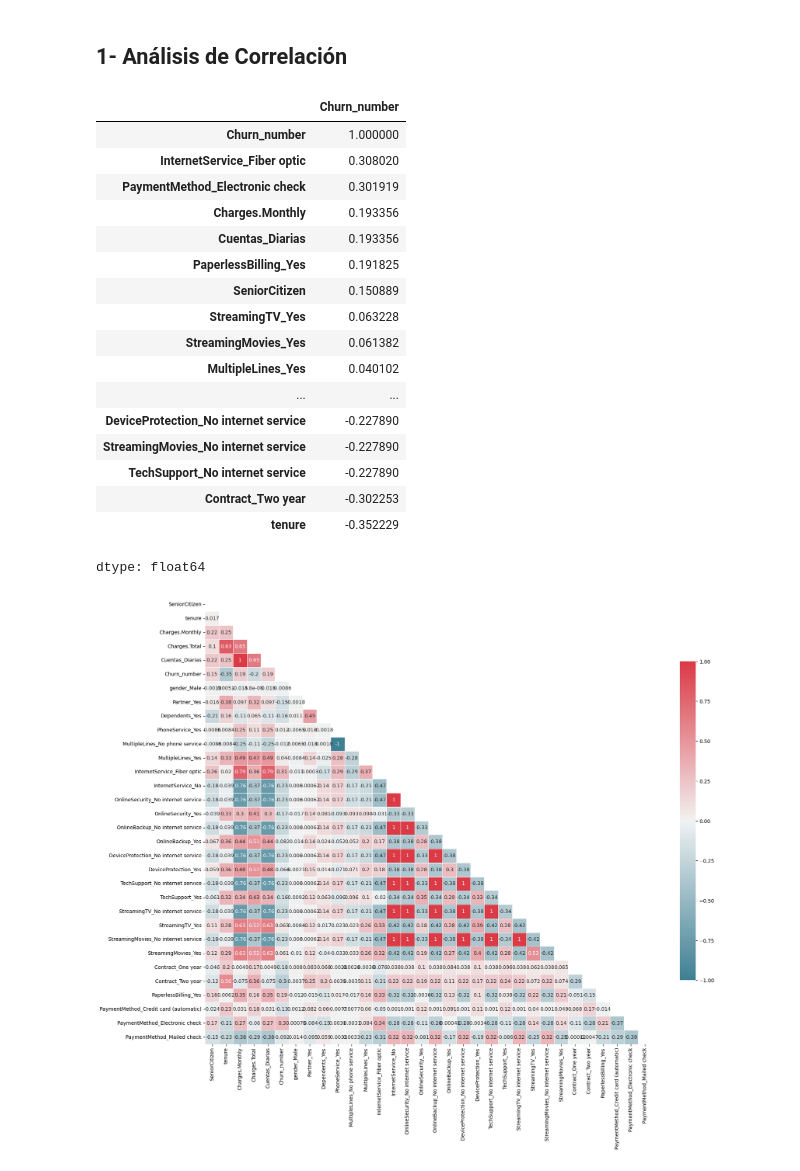
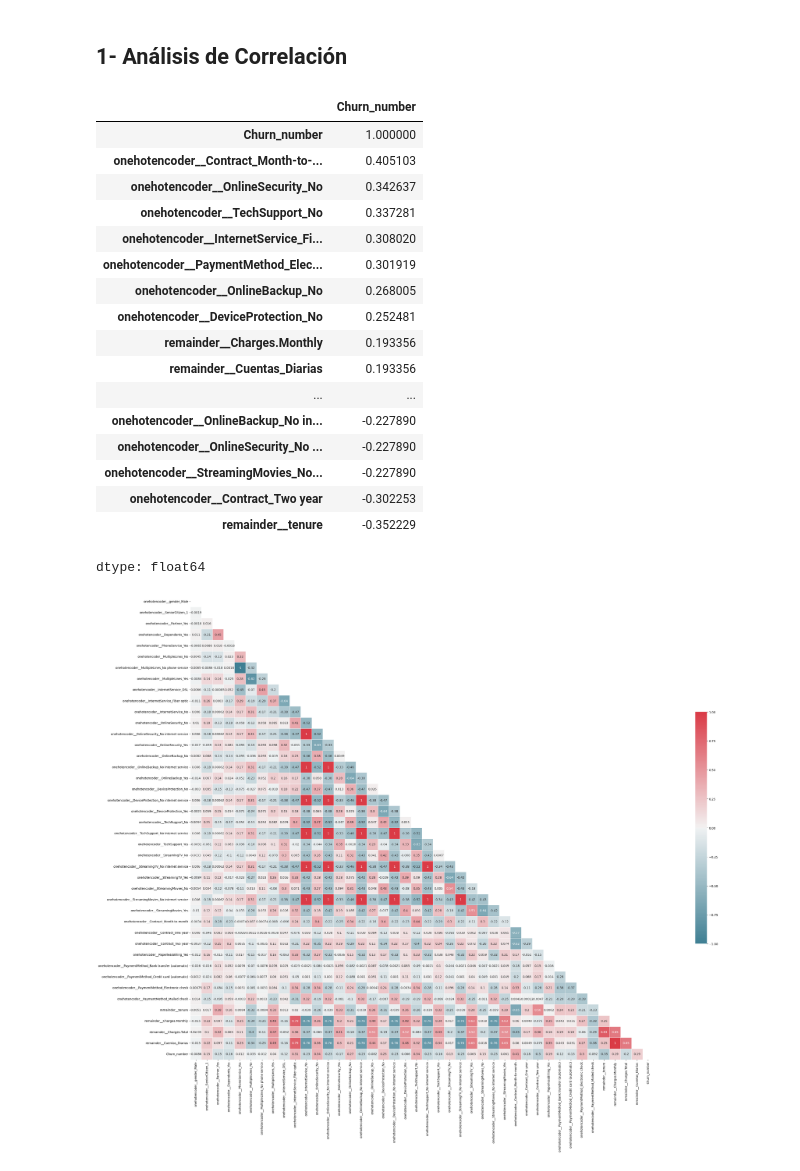
Before and after one commit to Karl-Sancho/challenge3-data-science-LATAM, a Jupyter notebook: TelecomX_LATAM_Parte_2.ipynb, the cells around one changed output. Drawn from its saved outputs; the diff is of its cells as text; code cells hidden in the pictures.

```diff
--- a/TelecomX_LATAM_Parte_2.ipynb
+++ b/TelecomX_LATAM_Parte_2.ipynb
@@ -120,0 +84,3 @@ memory usage: 509.1 KB
+# %%
+X = df.drop('Churn_number', axis=1)
+y = df['Churn_number']
@@ -120,0 +97,12 @@ memory usage: 509.1 KB
+# %%
+one_hot = make_column_transformer(
+    (OneHotEncoder(drop='if_binary'), ['gender', 'SeniorCitizen', 'Partner',
+                                       'Dependents', 'PhoneService', 'MultipleLines',
+                                       'InternetService', 'OnlineSecurity', 'OnlineBackup',
+                                       'DeviceProtection', 'TechSupport', 'StreamingTV',
+                                       'StreamingMovies', 'Contract', 'PaperlessBilling',
+                                       'PaymentMethod']),
+    remainder='passthrough', sparse_threshold=0, force_int_remainder_cols=False
+)
+# %%
+X = one_hot.fit_transform(X)
@@ -123,44 +131,46 @@ memory usage: 509.1 KB
 # %% [markdown]
 ## 1- Análisis de Correlación
 # %%
-corr = df.corr()
+df_encoded = pd.DataFrame(X, columns=one_hot.get_feature_names_out())
+df_encoded['Churn_number'] = y
+corr = df_encoded.corr()
 corr['Churn_number'].sort_values(ascending=False)
 # %% [output]
 |  | Churn_number |
 | Churn_number | 1.000000 |
-| InternetService_Fiber optic | 0.308020 |
-| PaymentMethod_Electronic check | 0.301919 |
-| Charges.Monthly | 0.193356 |
-| Cuentas_Diarias | 0.193356 |
-| PaperlessBilling_Yes | 0.191825 |
-| SeniorCitizen | 0.150889 |
-| StreamingTV_Yes | 0.063228 |
-| StreamingMovies_Yes | 0.061382 |
-| MultipleLines_Yes | 0.040102 |
+| onehotencoder__Contract_Month-to-... | 0.405103 |
+| onehotencoder__OnlineSecurity_No | 0.342637 |
+| onehotencoder__TechSupport_No | 0.337281 |
+| onehotencoder__InternetService_Fi... | 0.308020 |
+| onehotencoder__PaymentMethod_Elec... | 0.301919 |
+| onehotencoder__OnlineBackup_No | 0.268005 |
+| onehotencoder__DeviceProtection_No | 0.252481 |
+| remainder__Charges.Monthly | 0.193356 |
+| remainder__Cuentas_Diarias | 0.193356 |
 | ... | ... |
-| DeviceProtection_No internet service | -0.227890 |
-| StreamingMovies_No internet service | -0.227890 |
-| TechSupport_No internet service | -0.227890 |
-| Contract_Two year | -0.302253 |
-| tenure | -0.352229 |
+| onehotencoder__OnlineBackup_No in... | -0.227890 |
+| onehotencoder__OnlineSecurity_No ... | -0.227890 |
+| onehotencoder__StreamingMovies_No... | -0.227890 |
+| onehotencoder__Contract_Two year | -0.302253 |
+| remainder__tenure | -0.352229 |
 dtype: float64
 # %%
 # ¿Qué factores están más correlacionados?
 
 # Generar una máscara para el triángulo superior
 mascara = np.zeros_like(corr, dtype=bool)
 mascara[np.triu_indices_from(mascara)] = True
 
 # Configurar la figura de matplotlib
-f, ax = plt.subplots(figsize=(20, 23))
+f, ax = plt.subplots(figsize=(50, 28))
 
 # Generar el mapa de calor (heatmap)
 cmap = sns.diverging_palette(220, 10, as_cmap=True)
 
 sns.heatmap(corr, mask=mascara, cmap=cmap, vmax=1, vmin=-1, center=0,
             square=True, linewidths=.5, annot=True, cbar_kws={"shrink": .5})
 
 # Mostrar el mapa de calor (heatmap)
 plt.show()
 # %% [output]
-[figure, old version]
+[figure, new version]
```
Also changed, not shown: parts of 6 cells of this notebook.
